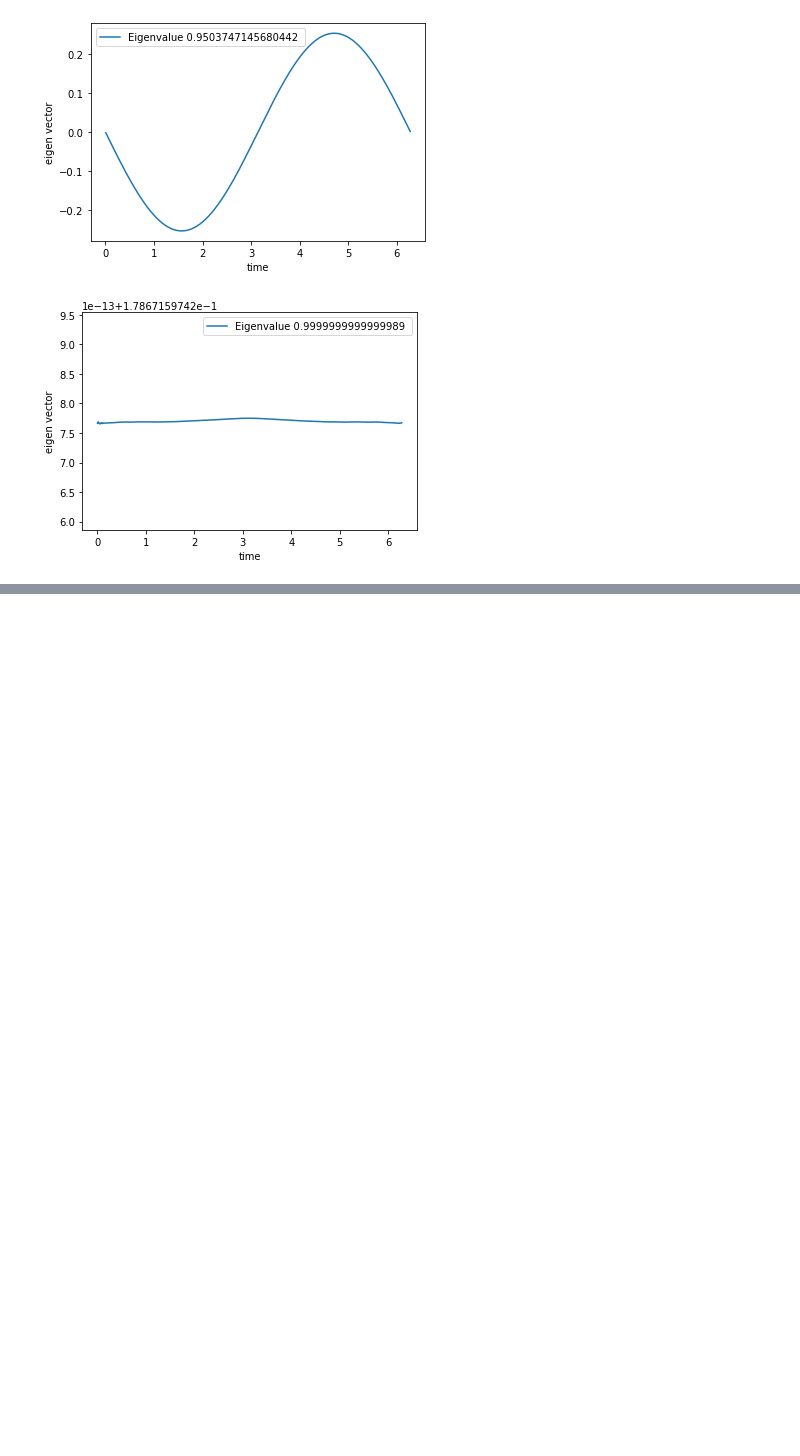
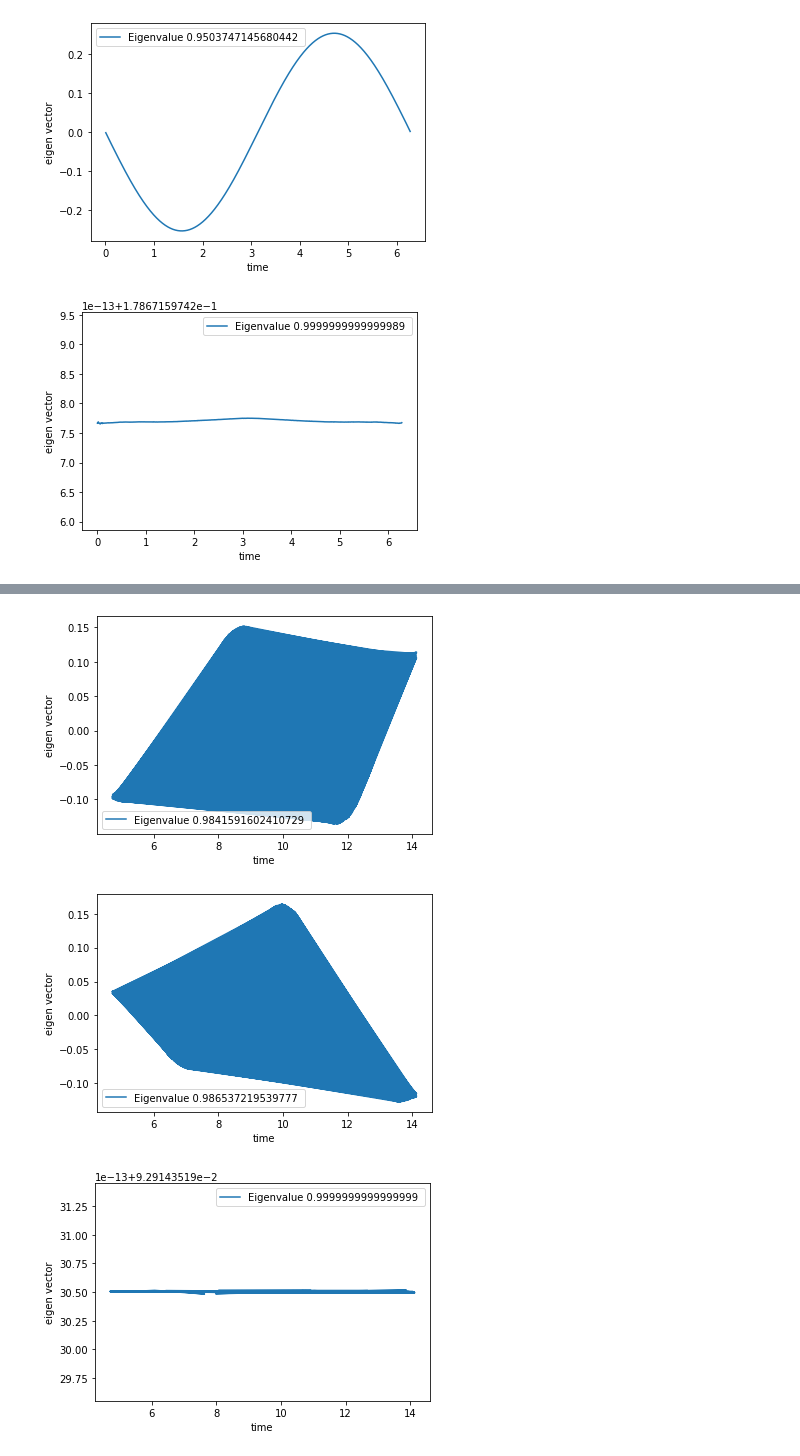
Before and after one commit to ge96rox/MLCMS04, a Jupyter notebook: task2.ipynb, the cells around one changed output, grey strips where cells are left out. Drawn from its saved outputs; the diff is of its cells as text; code cells hidden in the pictures; blank space fills up the shorter version.

```diff
--- a/task2.ipynb
+++ b/task2.ipynb
@@ -20,0 +36,8 @@ plot_part_one_eigenfunction(nr_component, time, phi_pc, lambda_pc)
+# %%
+nr_component = 3
+lambda_pc, phi_pc, _ = diffusion_map(X, nr_component)
+plot_eigenfunction(nr_component, t, phi_pc, lambda_pc)
+# %% [output]
+[figure, added]
+[figure, added]
+[figure, added]
```
Also changed, not shown: parts of 4 cells of this notebook, 1 other file.
